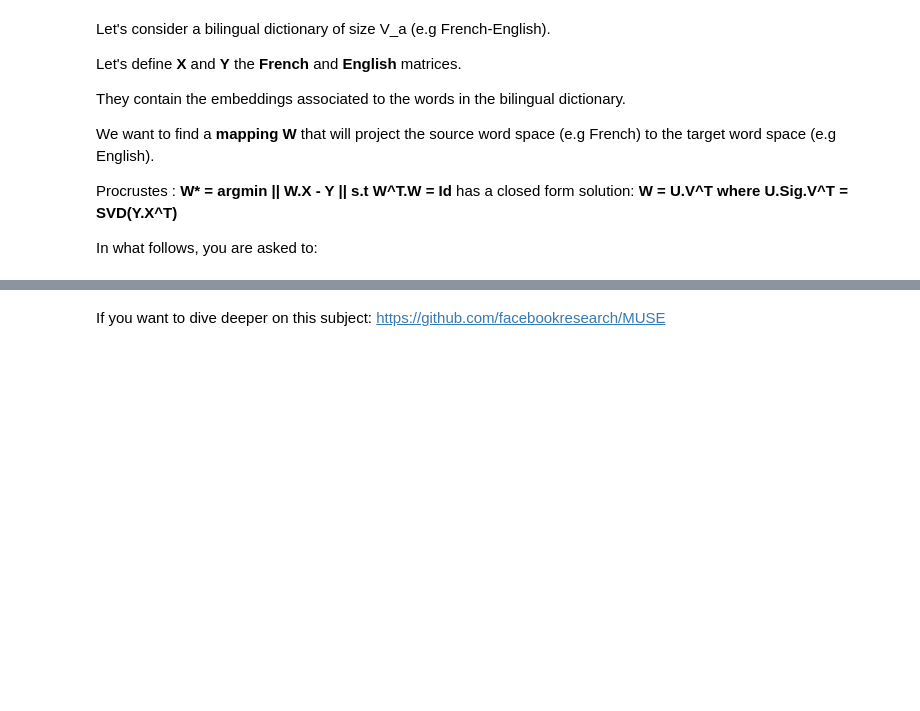
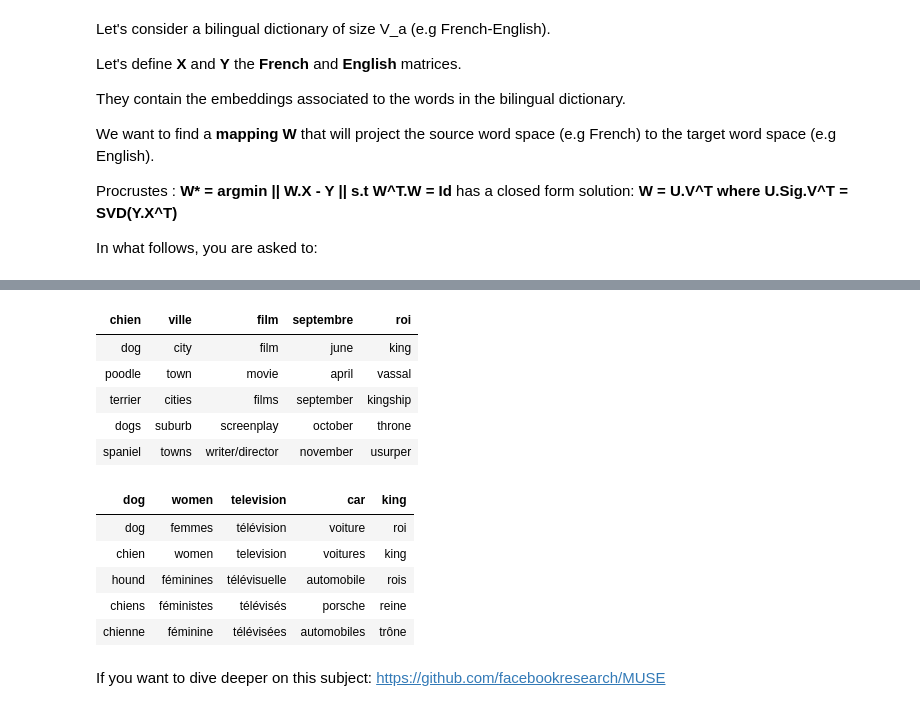
Before and after one commit to plguhur/MVA, a Jupyter notebook: DeepLearning/MP2/nlp_project.ipynb, the cells around one changed output, grey strips where cells are left out. Cells and saved outputs as stored; diff of their text form; code cells hidden in the pictures; blank space fills up the shorter version.

Commit message:
add part 2 and 3

```diff
--- a/DeepLearning/MP2/nlp_project.ipynb
+++ b/DeepLearning/MP2/nlp_project.ipynb
@@ -232,8 +229,10 @@ Y = np.vstack([w2v_fr.word2vec[w] for w in common])
 # 3 - Solve the Procrustes using the scipy package and: scipy.linalg.svd() and get the optimal W
 #     Now W*French_vector is in the same space as English_vector
 
+from scipy import linalg as LA
+
 # TYPE CODE HERE
 X = X[:100]
 Y = Y[:100]
-U, s, Vh = scipy.linalg.svd(Y.dot(X.T))
-W = U.dot(Vh)
+U, S, V = LA.svd(Y.dot(X.T))
+W = U.dot(V)
@@ -352,3 +239,58 @@ biw2vec.plotsimilarwordother_lang('chien',W.T,pca,K=10,lang_input=2,lang_output=
+# %%
+# 4 - After alignment with W, give examples of English nearest neighbors of some French words (and vice versa)
+#     You will be evaluated on that part and the code above
+
+from scipy.linalg import svd
+from IPython.display import HTML, display
+from tabulate import tabulate
+
+def compute_mapping(w2v_1, w2v_2, nmax):
+    common = [w for w in w2v_1.word2vec if w in w2v_2.word2vec]
+    common = common[:nmax]
+    X = np.vstack([w2v_1.word2vec[w] for w in common]).T
+    Y = np.vstack([w2v_2.word2vec[w] for w in common]).T
+    U, s, Vh = svd(Y.dot(X.T))
+    return U.dot(Vh)
+
+
+def most_similar(word, native, foreign, W, K=5):
+    emb_native = W.dot(native.word2vec[word]) if word in native.word2vec else 0
+    list_score = [score(emb_native, emb_foreign)
+                      for _, emb_foreign in foreign.word2vec.items()]
+    index_best_words = np.argsort(list_score)[::-1][:K]
+    return np.asarray([*foreign.word2vec.keys()])[index_best_words]
+
+def score(emb1, emb2):
+    if np.linalg.norm(emb1) == 0 or np.linalg.norm(emb2) == 0:
+        return 0
+    else:
+        return emb1.dot(emb2.T)/(np.linalg.norm(emb1)*np.linalg.norm(emb2))
+
+W1 = compute_mapping(w2v_fr, w2v_eng, 25000)
+W2 = compute_mapping(w2v_eng, w2v_fr, 25000)
+french_words = ['chien', 'ville', 'film', 'septembre', 'roi']
+english_words = ['dog', 'women', 'television', 'car', 'king']
+
+table_fr = [[w, *most_similar(w, w2v_fr, w2v_eng, W1)] for w in french_words]
+table_fr = np.asarray(table_fr).T
+table_eng = [[w, *most_similar(w, w2v_eng, w2v_fr, W2)] for w in english_words]
+table_eng = np.asarray(table_eng).T
+
+display(HTML(tabulate(table_fr[1:],table_fr[0], tablefmt="html")))
+display(HTML(tabulate(table_eng[1:],table_eng[0], tablefmt="html")))
+# %% [output]
+| chien | ville | film | septembre | roi |
+| dog | city | film | june | king |
+| poodle | town | movie | april | vassal |
+| terrier | cities | films | september | kingship |
+| dogs | suburb | screenplay | october | throne |
+| spaniel | towns | writer/director | november | usurper |
+| dog | women | television | car | king |
+| dog | femmes | télévision | voiture | roi |
+| chien | women | television | voitures | king |
+| hound | féminines | télévisuelle | automobile | rois |
+| chiens | féministes | télévisés | porsche | reine |
+| chienne | féminine | télévisées | automobiles | trône |
 # %% [markdown]
 If you want to dive deeper on this subject: https://github.com/facebookresearch/MUSE
 # %% [markdown]
```
Also changed, not shown: parts of 18 cells of this notebook, 4 other files.
